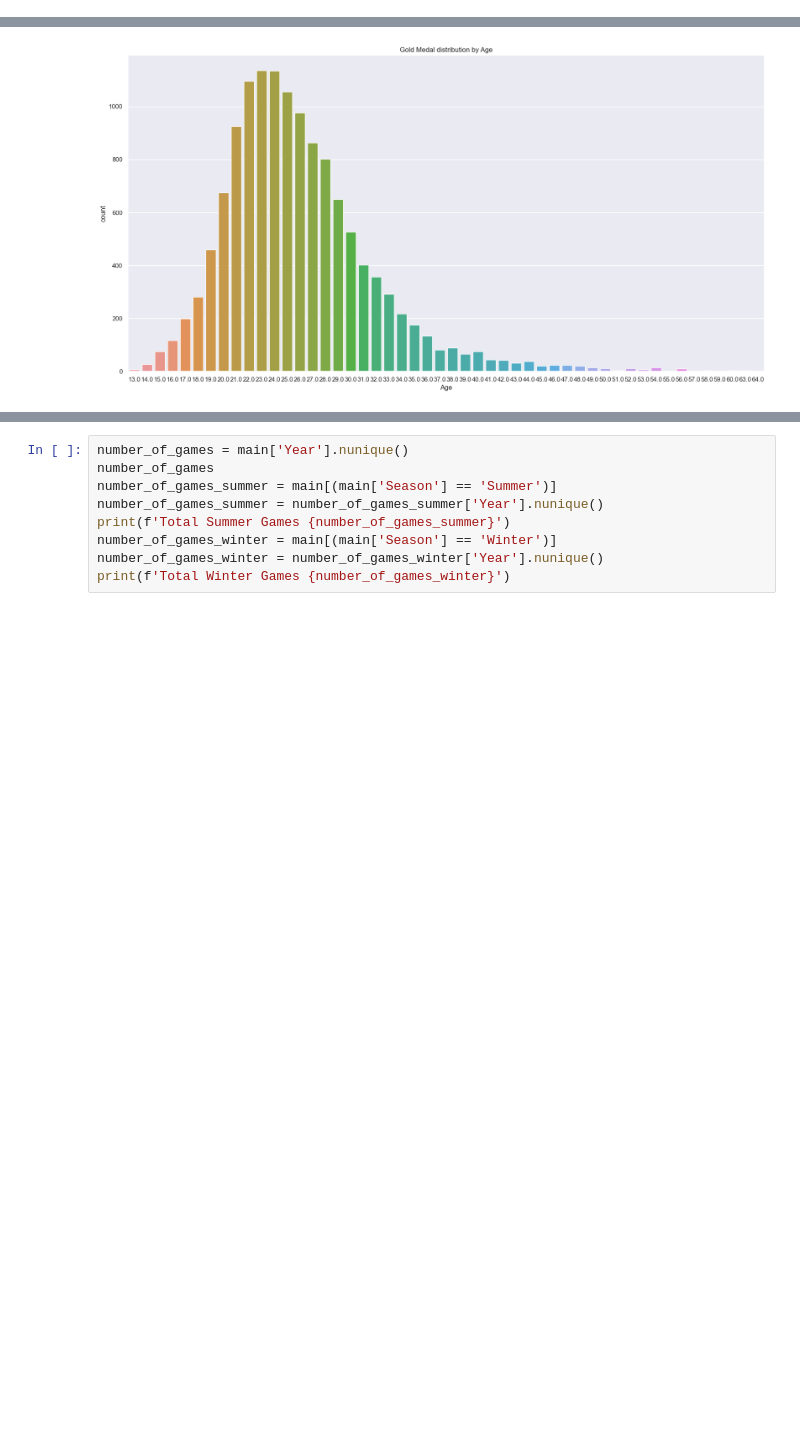
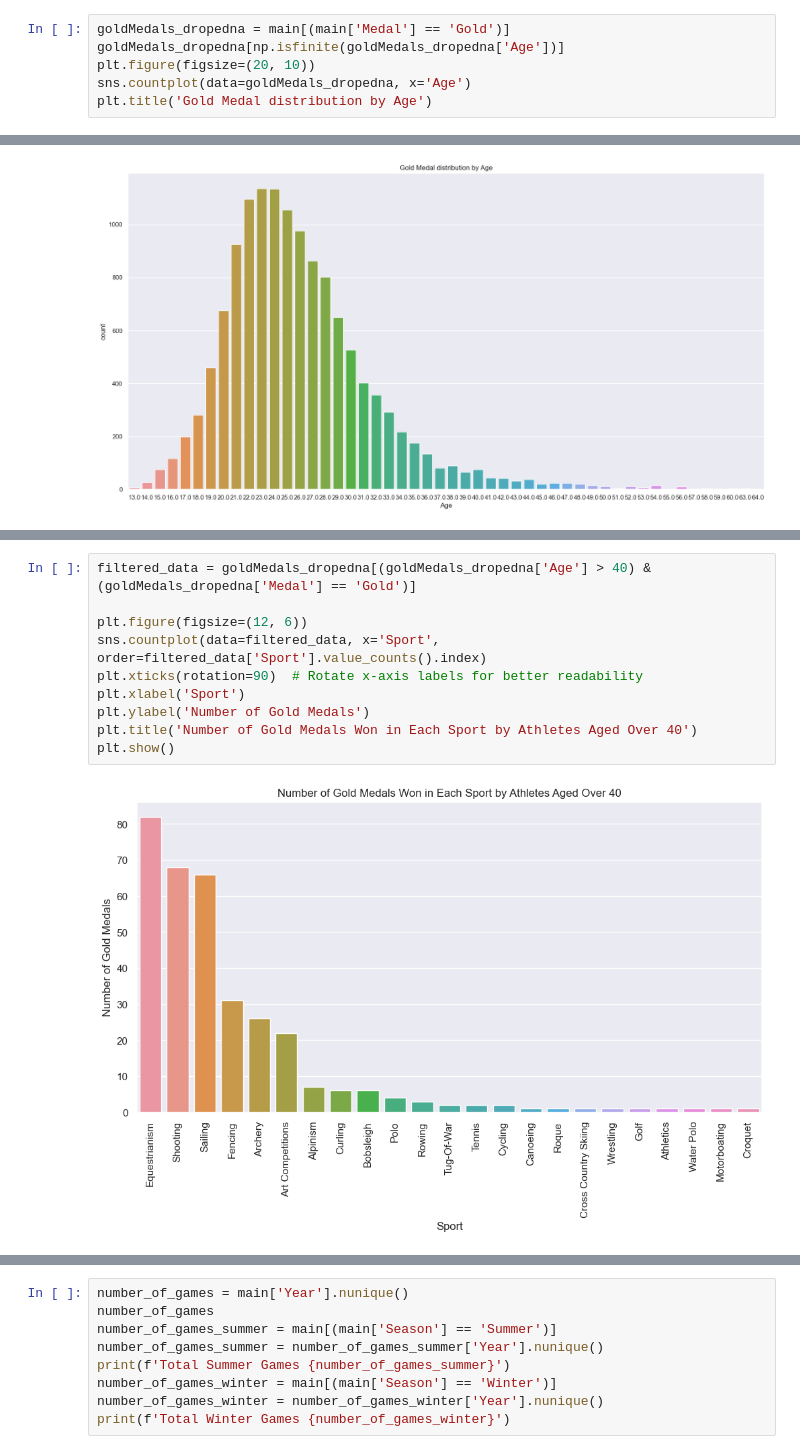
Before and after one commit to kilciukas/Olympic_dataset_exploration, a Jupyter notebook: Notebook_v2/Olimpines_notebook_v2.ipynb, the cells around one changed output, grey strips where cells are left out. Cells and saved outputs as stored; diff of their text form; blank space fills up the shorter version.

```diff
--- a/Notebook_v2/Olimpines_notebook_v2.ipynb
+++ b/Notebook_v2/Olimpines_notebook_v2.ipynb
@@ -442,3 +442,9 @@ goldMedals.head()
 | 17 | Paavo Johannes Aaltonen | M | 28.0 | 175.0 | 64.0 | Finland | FIN | 1948 Summer | 1948 | Summer | London | ... |
 | 17 | Paavo Johannes Aaltonen | M | 28.0 | 175.0 | 64.0 | Finland | FIN | 1948 Summer | 1948 | Summer | London | ... |
 | 20 | Kjetil Andr Aamodt | M | 20.0 | 176.0 | 85.0 | Norway | NOR | 1992 Winter | 1992 | Winter | Albertville | ... |
+# %%
+goldMedals_dropedna = main[(main['Medal'] == 'Gold')]
+goldMedals_dropedna[np.isfinite(goldMedals_dropedna['Age'])]
+plt.figure(figsize=(20, 10))
+sns.countplot(data=goldMedals_dropedna, x='Age')
+plt.title('Gold Medal distribution by Age')
@@ -459,0 +479,12 @@ greater40.create_bar_plot(palette='viridis', title='Gold Medals by Sport, Ages 4
+# %%
+filtered_data = goldMedals_dropedna[(goldMedals_dropedna['Age'] > 40) & (goldMedals_dropedna['Medal'] == 'Gold')]
+
+plt.figure(figsize=(12, 6))
+sns.countplot(data=filtered_data, x='Sport', order=filtered_data['Sport'].value_counts().index)
+plt.xticks(rotation=90)  # Rotate x-axis labels for better readability
+plt.xlabel('Sport')
+plt.ylabel('Number of Gold Medals')
+plt.title('Number of Gold Medals Won in Each Sport by Athletes Aged Over 40')
+plt.show()
+# %% [output]
+[figure, added]
```
Also changed, not shown: parts of 12 cells of this notebook.
